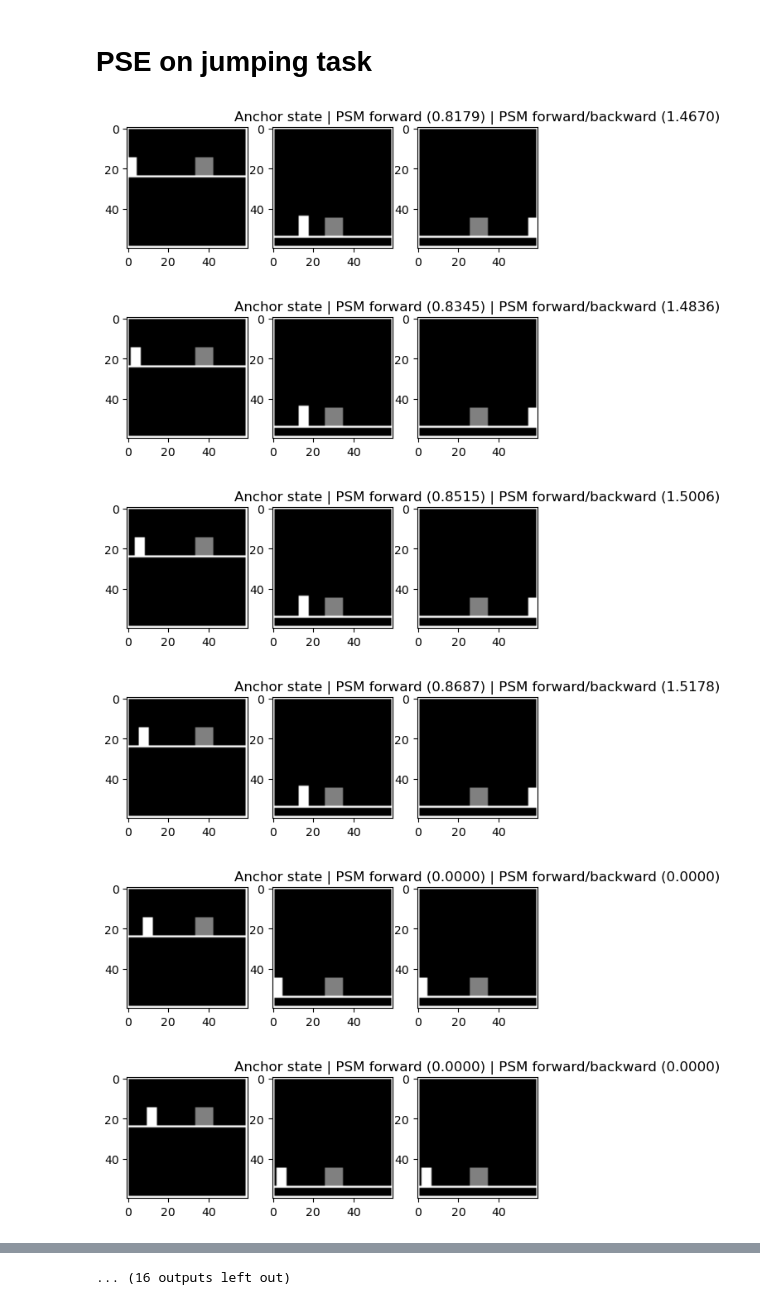
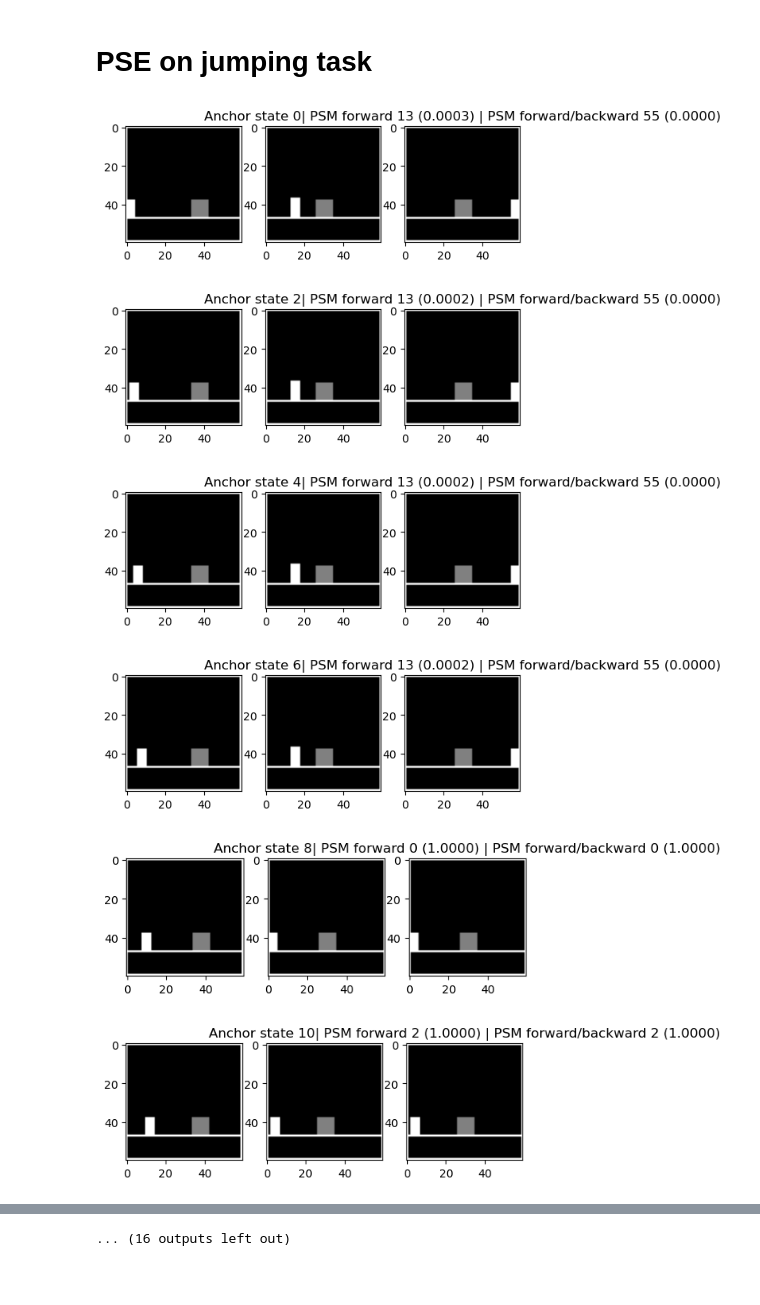
Before and after one commit to manusimidt/jku_master_thesis, a Jupyter notebook: visualize_psm.ipynb, the cells around one changed output, grey strips where cells are left out. Drawn from its saved outputs; the diff is of its cells as text; code cells hidden in the pictures; blank space fills up the shorter version.

```diff
--- a/visualize_psm.ipynb
+++ b/visualize_psm.ipynb
@@ -26,8 +26,8 @@ def compare_imgs(a,b,c,title:str = ""):
    if len(title) > 0: plt.title(title)
    plt.show()
 # %%
-states_x, actions_x = generate_expert_trajectory(VanillaEnv(configurations=[(26, 5)]))
-states_y, actions_y = generate_expert_trajectory(VanillaEnv(configurations=[(34, 35)]))
+states_x, actions_x = generate_expert_trajectory(VanillaEnv(configurations=[(26, 12)]))
+states_y, actions_y = generate_expert_trajectory(VanillaEnv(configurations=[(34, 12)]))
 # %% [markdown]
 # Manual calculation of PSE
 # %% [markdown]
@@ -140,27 +140,30 @@ print(psm.psm_fb([0,0,0,1,0], [0,1,0,0,0]))
 # %% [markdown]
 # PSE on jumping task
 # %%
-psm_forward = psm.psm_default(actions_y, actions_x)
-psm_fb = psm.psm_fb(actions_y, actions_x)
+psm_forward = psm.psm_default(actions_x, actions_y)
+psm_fb = psm.psm_fb(actions_x, actions_y)
 
+assert np.allclose(psm_forward, psm.psm_paper(actions_x, actions_y)) , "My method computes other PSM values than the one from the paper!"
 
-assert np.allclose(psm_forward, psm.psm_paper(actions_y,actions_x)) , "My method computes other PSM values than the one from the paper!"
+beta = 0.1
+psm_forward = np.exp(-psm_forward / beta)
+psm_fb = np.exp(-psm_fb / beta)
 
 for compare_idx in range(0, len(actions_y)):
     # Given the state at index compare_idx, which state in Y is most similar?
-    idx_forward = np.argmin(psm_forward[compare_idx])
-    idx_fb = np.argmin(psm_fb[compare_idx])
+    idx_forward = np.argmax(psm_forward[:, compare_idx])
+    idx_fb = np.argmax(psm_fb[:,compare_idx])
 
     if compare_idx % 2 == 0:
         compare_imgs(
             states_y[compare_idx],
             states_x[idx_forward],
             states_x[idx_fb],
-            f"Anchor state | PSM forward ({psm_forward[compare_idx][idx_forward]:.4f}) | PSM forward/backward ({psm_fb[compare_idx][idx_fb]:.4f})")
+            f"Anchor state {compare_idx}| PSM forward {idx_forward} ({psm_forward[idx_forward][compare_idx]:.4f}) | PSM forward/backward {idx_fb} ({psm_fb[idx_fb][compare_idx]:.4f})")
 # %% [output]
-[figure, old version]
+[figure, new version]
-[figure, old version]
+[figure, new version]
-[figure, old version]
+[figure, new version]
-[figure, old version]
+[figure, new version]
-[figure, old version]
+[figure, new version]
-[figure, old version]
+[figure, new version]
```
Also changed, not shown: parts of 3 cells of this notebook, 9 other files.
